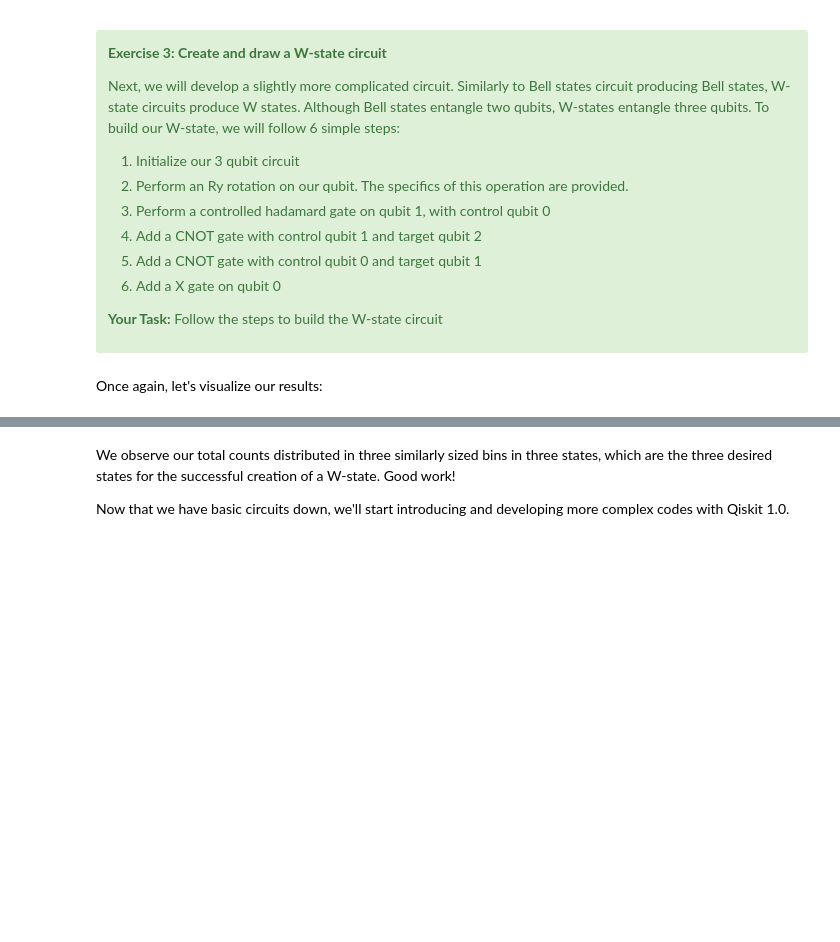
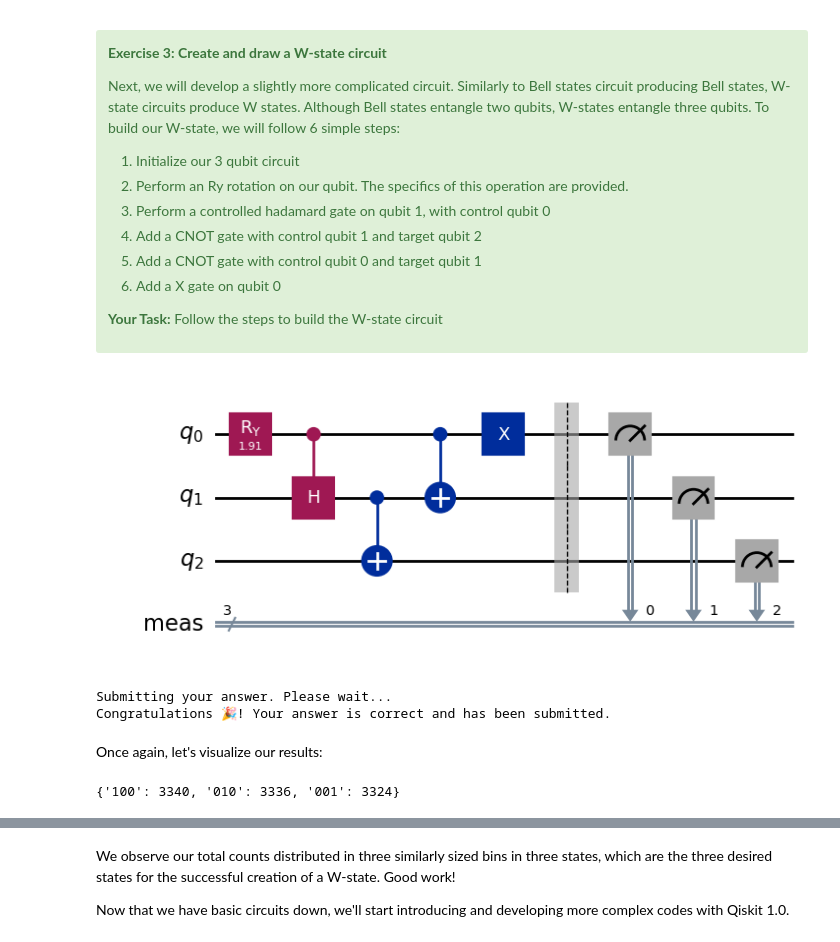
Before and after one commit to diegogerwig/Quantum_Computing, a Jupyter notebook: IBM Quantum 2024_06 Challenge/IBM Quantum Challenge 2024 Lab 1.ipynb, the cells around one changed output, grey strips where cells are left out. Drawn from its saved outputs; the diff is of its cells as text; code cells hidden in the pictures; blank space fills up the shorter version.

```diff
--- a/IBM Quantum 2024_06 Challenge/IBM Quantum Challenge 2024 Lab 1.ipynb
+++ b/IBM Quantum 2024_06 Challenge/IBM Quantum Challenge 2024 Lab 1.ipynb
@@ -187,24 +227,36 @@ To build our W-state, we will follow 6 simple steps:
 
 </div>
 # %%
-# Step 1
-qc = #your_code_here
+# Step 1: Initialize a QuantumCircuit with 3 qubits
+qc = QuantumCircuit(3)
 
-# Step 2 (provided)
+# Step 2: Apply a rotation about the y-axis (RY) gate to qubit 0
 qc.ry(1.91063324, 0)
 
-# Add steps 3-6 below
+# Step 3: Apply a controlled-Hadamard (CH) gate with qubit 0 as control and qubit 1 as target
+qc.ch(0, 1)
 
+# Step 4: Apply a controlled-NOT (CX) gate with qubit 1 as control and qubit 2 as target
+qc.cx(1, 2)
 
+# Step 5: Apply a controlled-NOT (CX) gate with qubit 0 as control and qubit 1 as target
+qc.cx(0, 1)
 
+# Step 6: Apply an X gate (Pauli-X or NOT gate) to qubit 0
+qc.x(0)
 
 ### Don't change any code past this line ###
 qc.measure_all()
 qc.draw('mpl')
+# %% [output]
+[figure, added]
 # %%
 # Submit your answer using following code
 
 grade_lab1_ex3(qc) # Expected result type: # Expected result type: QuantumCircuit
+# %% [output]
+Submitting your answer. Please wait...
+Congratulations 🎉! Your answer is correct and has been submitted.
 # %% [markdown]
 Once again, let's visualize our results:
 # %%
@@ -216,5 +268,7 @@ result_sampler = job_sampler.result()
 counts_sampler = result_sampler[0].data.meas.get_counts()
 
 print(counts_sampler)
+# %% [output]
+{'100': 3340, '010': 3336, '001': 3324}
 # %%
 plot_histogram(counts_sampler)
```
Also changed, not shown: parts of 13 cells of this notebook, 1 other file.
